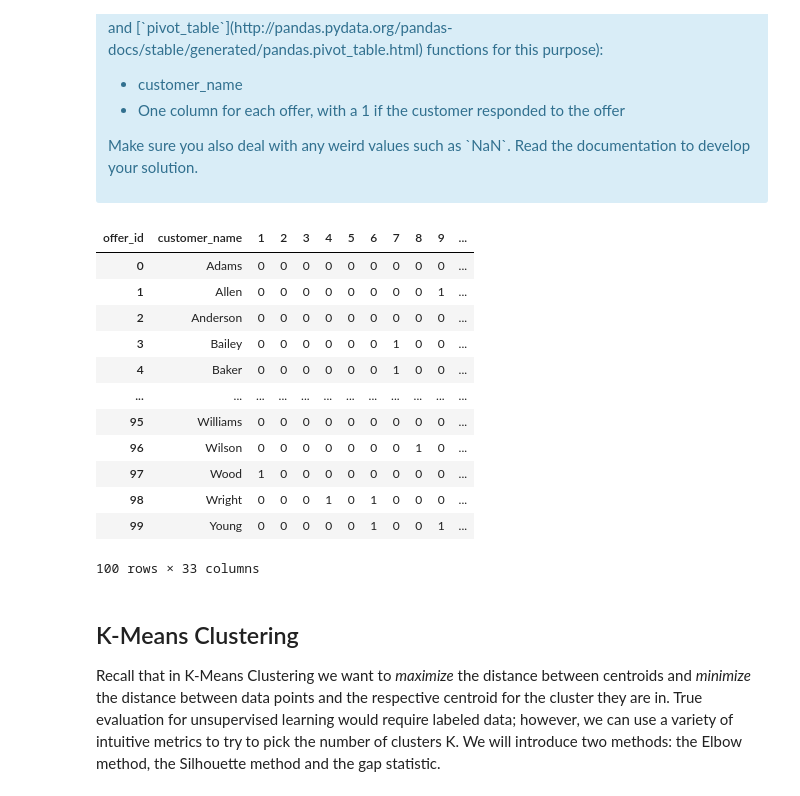
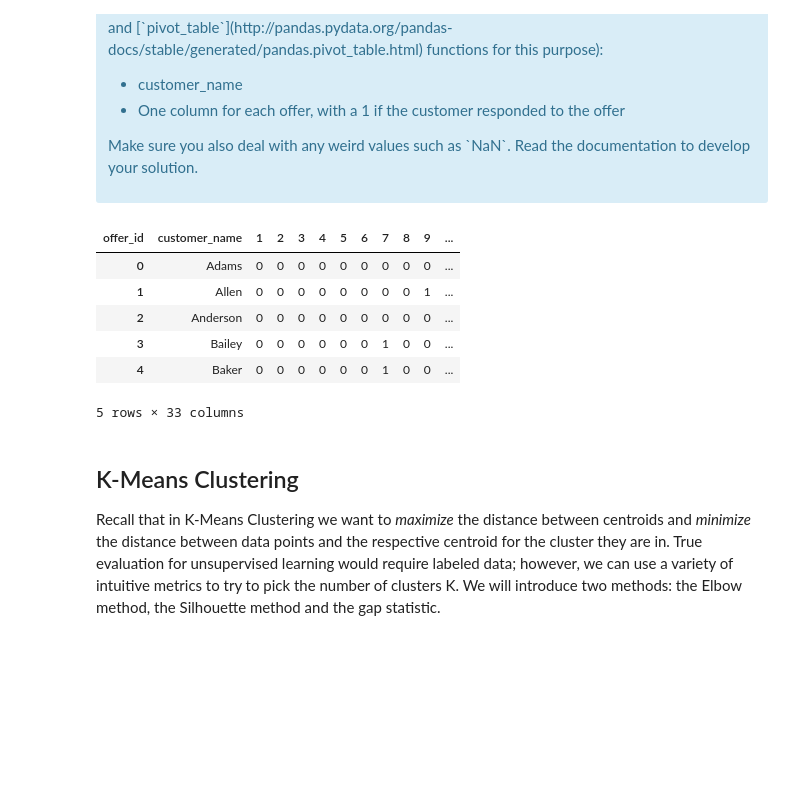
Before and after one commit to RahulKG7/Springboard_for_rahul, a Jupyter notebook: clustering/Mini_Project_Clustering.ipynb, the cells around one changed output. Cells and saved outputs as stored; diff of their text form; code cells hidden in the pictures; blank space fills up the shorter version.

```diff
--- a/clustering/Mini_Project_Clustering.ipynb
+++ b/clustering/Mini_Project_Clustering.ipynb
@@ -61,25 +61,21 @@ The first thing we need is a way to compare customers. To do this, we're going t
 # %%
 #your turn
 
-data = pd.merge(df_offers,df_transactions)
+data = pd.merge(df_offers,df_transactions,on="offer_id")
 
 df = pd.pivot_table(data = data, index='customer_name',columns='offer_id',values='n',fill_value=0)
 
-df.reset_index()
+df = df.reset_index()
+
+df.head()
 # %% [output]
 | offer_id | customer_name | 1 | 2 | 3 | 4 | 5 | 6 | 7 | 8 | 9 | ... |
 | 0 | Adams | 0 | 0 | 0 | 0 | 0 | 0 | 0 | 0 | 0 | ... |
 | 1 | Allen | 0 | 0 | 0 | 0 | 0 | 0 | 0 | 0 | 1 | ... |
 | 2 | Anderson | 0 | 0 | 0 | 0 | 0 | 0 | 0 | 0 | 0 | ... |
 | 3 | Bailey | 0 | 0 | 0 | 0 | 0 | 0 | 1 | 0 | 0 | ... |
 | 4 | Baker | 0 | 0 | 0 | 0 | 0 | 0 | 1 | 0 | 0 | ... |
-| ... | ... | ... | ... | ... | ... | ... | ... | ... | ... | ... | ... |
-| 95 | Williams | 0 | 0 | 0 | 0 | 0 | 0 | 0 | 0 | 0 | ... |
-| 96 | Wilson | 0 | 0 | 0 | 0 | 0 | 0 | 0 | 1 | 0 | ... |
-| 97 | Wood | 1 | 0 | 0 | 0 | 0 | 0 | 0 | 0 | 0 | ... |
-| 98 | Wright | 0 | 0 | 0 | 1 | 0 | 1 | 0 | 0 | 0 | ... |
-| 99 | Young | 0 | 0 | 0 | 0 | 0 | 1 | 0 | 0 | 1 | ... |
-100 rows × 33 columns
+5 rows × 33 columns
 # %% [markdown]
 ## K-Means Clustering
 
```
Also changed, not shown: parts of 12 cells of this notebook.
